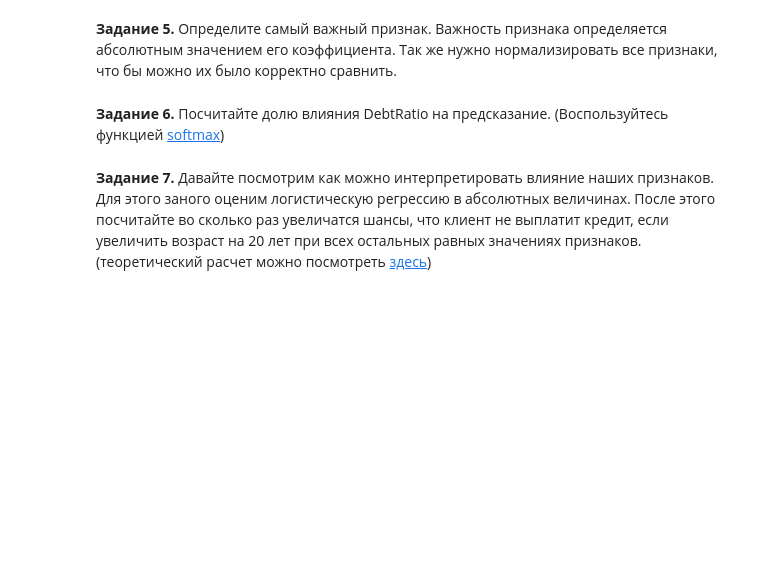
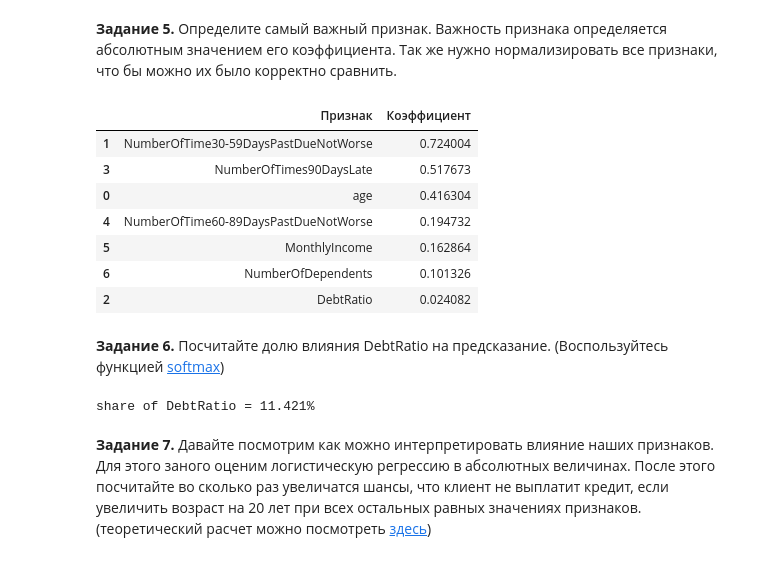
Before and after one commit to knyazev2517/ods2018, a Jupyter notebook: labs/knyazev_assignment05_logit_rf_credit_scoring.ipynb, the cells around one changed output. Saved outputs shown, nothing was run; the diff lists cells and outputs as text; code cells hidden in the pictures; blank space fills up the shorter version.

```diff
--- a/labs/knyazev_assignment05_logit_rf_credit_scoring.ipynb
+++ b/labs/knyazev_assignment05_logit_rf_credit_scoring.ipynb
@@ -185,6 +174,8 @@ skf = StratifiedKFold(n_splits=5, shuffle=True, random_state=5)
 Сделайте GridSearch с метрикой "roc-auc" по параметру C. Какое оптимальное значение параметра С?
 # %%
 %%time
-CV = GridSearchCV(lr, parameters, n_jobs=-1, cv=skf, scoring='roc_auc')
+CV = GridSearchCV(lr, parameters, cv=skf, scoring='roc_auc',n_jobs=-1)
 CV.fit(X,y)
-##print("C", CV.best_params_['C'])### Ваш код должен быть здесь ###
+best = CV.best_params_['C']
+print('C =',best)
+### Ваш код должен быть здесь ###
@@ -203,2 +205,19 @@ CV.fit(X,y)
+# %%
+from sklearn.preprocessing import StandardScaler
+lr = LogisticRegression(C=0.001, random_state=5, class_weight='balanced')
+scaler = StandardScaler()
+lr.fit(scaler.fit_transform(X), y)
+pd.DataFrame({'Признак': independent_columns_names,
+              'Коэффициент': np.abs(lr.coef_.flatten().tolist())}).sort_values(by='Коэффициент', ascending=False)
+### Ваш код должен быть здесь ###
+# %% [output]
+|  | Признак | Коэффициент |
+| 1 | NumberOfTime30-59DaysPastDueNotWorse | 0.724004 |
+| 3 | NumberOfTimes90DaysLate | 0.517673 |
+| 0 | age | 0.416304 |
+| 4 | NumberOfTime60-89DaysPastDueNotWorse | 0.194732 |
+| 5 | MonthlyIncome | 0.162864 |
+| 6 | NumberOfDependents | 0.101326 |
+| 2 | DebtRatio | 0.024082 |
 # %% [markdown]
 **Задание 6.** Посчитайте долю влияния DebtRatio на предсказание. (Воспользуйтесь функцией [softmax](https://en.wikipedia.org/wiki/Softmax_function))
@@ -207,3 +224,9 @@ CV.fit(X,y)
+# %%
+share = (np.exp(lr.coef_[0]) / np.sum(np.exp(lr.coef_[0])))[2]
+print('share of DebtRatio = {0}%'.format(round((share * 100), 3)))
+### Ваш код должен быть здесь ###
+# %% [output]
+share of DebtRatio = 11.421%
 # %% [markdown]
 **Задание 7.**
 Давайте посмотрим как можно интерпретировать влияние наших признаков. Для этого заного оценим логистическую регрессию в абсолютных величинах. После этого посчитайте во сколько раз увеличатся шансы, что клиент не выплатит кредит, если увеличить возраст на 20 лет при всех остальных равных значениях признаков. (теоретический расчет можно посмотреть [здесь](https://www.unm.edu/~schrader/biostat/bio2/Spr06/lec11.pdf))
```
Also changed, not shown: parts of 21 cells of this notebook.
